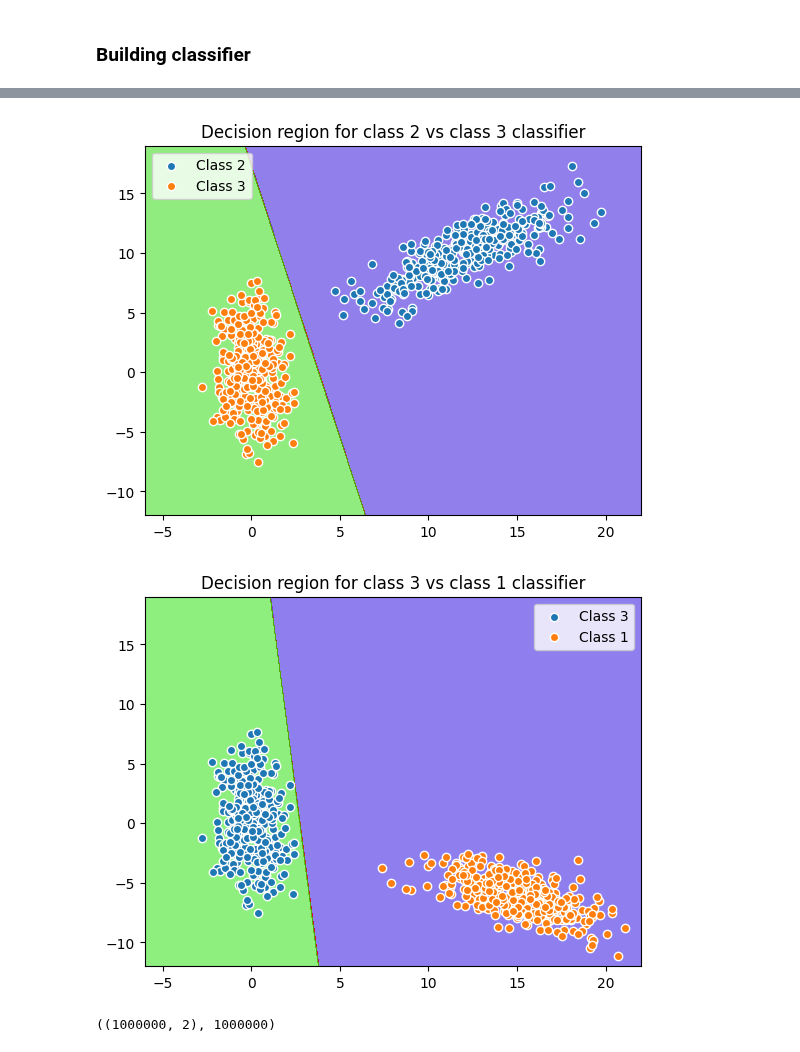
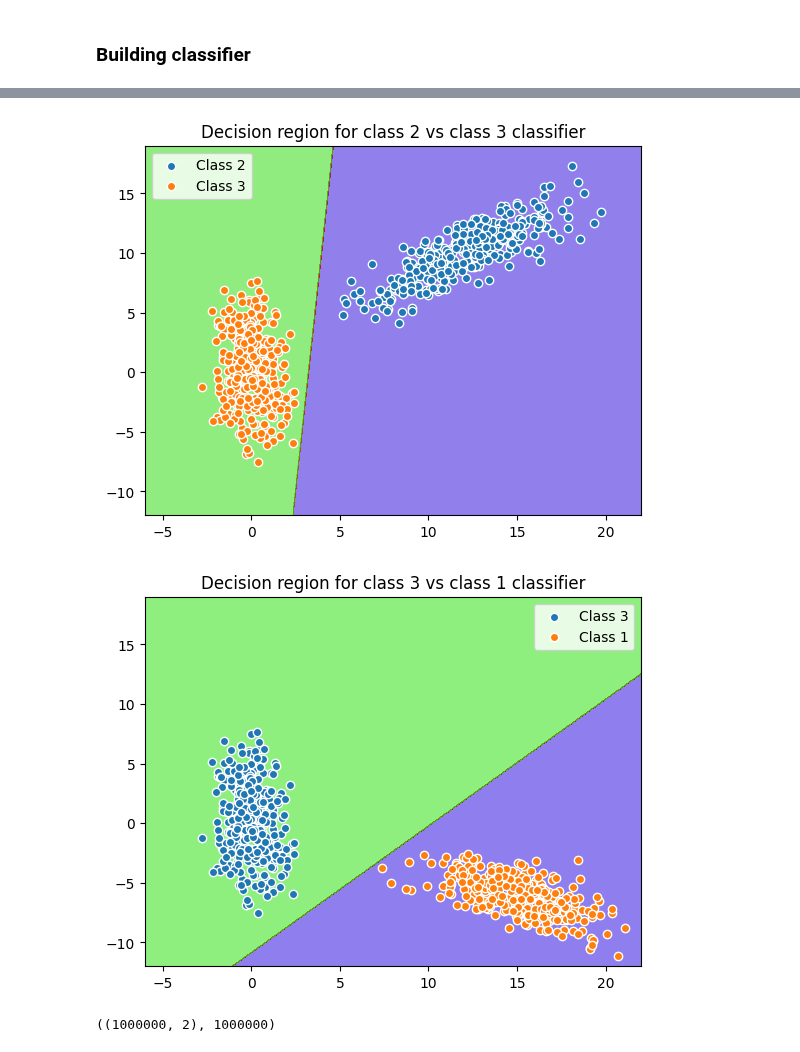
Before and after one commit to imraunav/Deep-Learning-and-Applications, a Jupyter notebook: classification_linearData.ipynb, the cells around one changed output, grey strips where cells are left out. Drawn from its saved outputs; the diff is of its cells as text; code cells hidden in the pictures.

```diff
--- a/classification_linearData.ipynb
+++ b/classification_linearData.ipynb
@@ -63,9 +67,9 @@ plt.show()
 # %%
 class classifer:
     def __init__(self, class1_train, class2_train, class3_train):
-        self.class1v2 = perceptron(labels=(1, 2), n_features=2)
-        self.class2v3 = perceptron(labels=(2, 3), n_features=2)
-        self.class3v1 = perceptron(labels=(3, 1), n_features=2)
+        self.class1v2 = perceptron(labels=(1, 2), n_features=2, activation='threshold')
+        self.class2v3 = perceptron(labels=(2, 3), n_features=2, activation='threshold')
+        self.class3v1 = perceptron(labels=(3, 1), n_features=2, activation='threshold')
         self.epoch_err_1 = self.class1v2.fit(class1_train, class2_train)
         self.epoch_err_2 = self.class2v3.fit(class2_train, class3_train)
         self.epoch_err_3 = self.class3v1.fit(class3_train, class1_train)
@@ -134,6 +140,7 @@ for point in region:
     pred_region2v3.append(l_classifier.predict2v3(point))
 pred_region2v3 = np.reshape(pred_region2v3, xx.shape)
 # %%
+plt.figure()
 plt.contourf(xx, yy, pred_region2v3, alpha = 0.5, cmap='brg')
 
 plt.scatter(class2_train[:, 0], class2_train[:, 1], label='Class 2', edgecolors='white')
@@ -143,23 +150,24 @@ plt.title('Decision region for class 2 vs class 3 classifier')
 
 plt.show()
 # %% [output]
-[figure, old version]
+[figure, new version]
 # %%
 pred_region3v1 = []
 for point in region:
     pred_region3v1.append(l_classifier.predict3v1(point))
 pred_region3v1 = np.reshape(pred_region3v1, xx.shape)
 # %%
+plt.figure()
 plt.contourf(xx, yy, pred_region3v1, alpha = 0.5, cmap='brg')
 
 plt.scatter(class3_train[:, 0], class3_train[:, 1], label='Class 3', edgecolors='white')
 plt.scatter(class1_train[:, 0], class1_train[:, 1], label='Class 1', edgecolors='white')
 plt.legend()
 plt.title('Decision region for class 3 vs class 1 classifier')
 
 plt.show()
 # %% [output]
-[figure, old version]
+[figure, new version]
 # %%
 pred_region = []
 for point in region:
```
Also changed, not shown: parts of 7 cells of this notebook, 1 other file.
